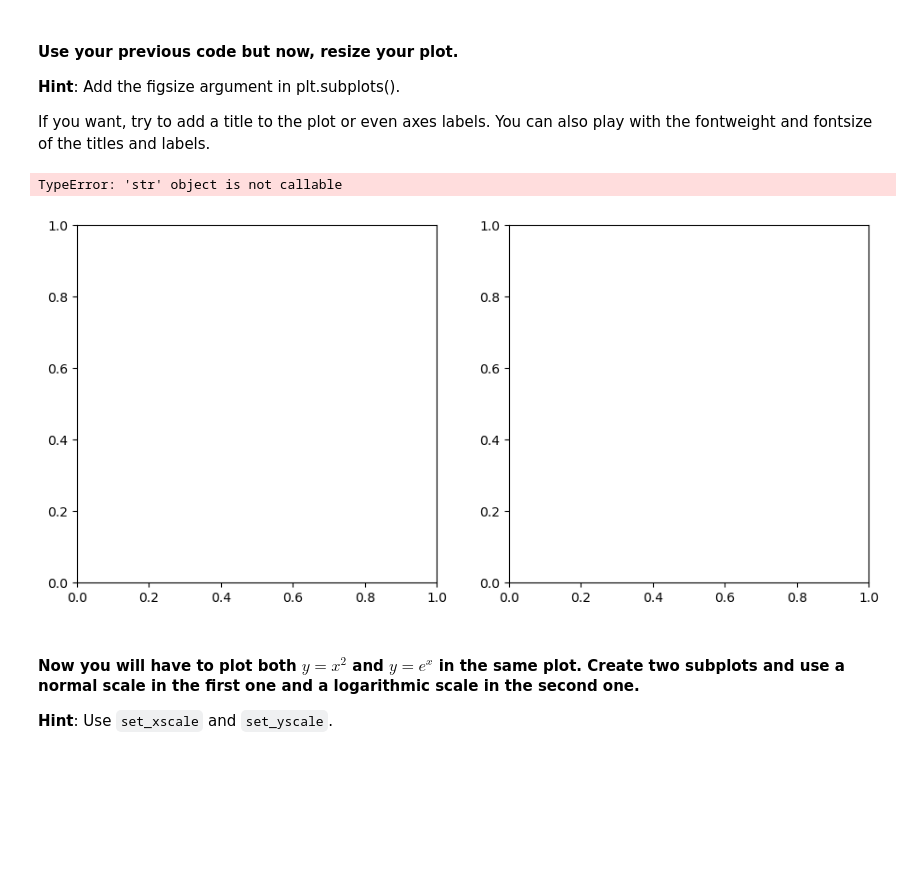
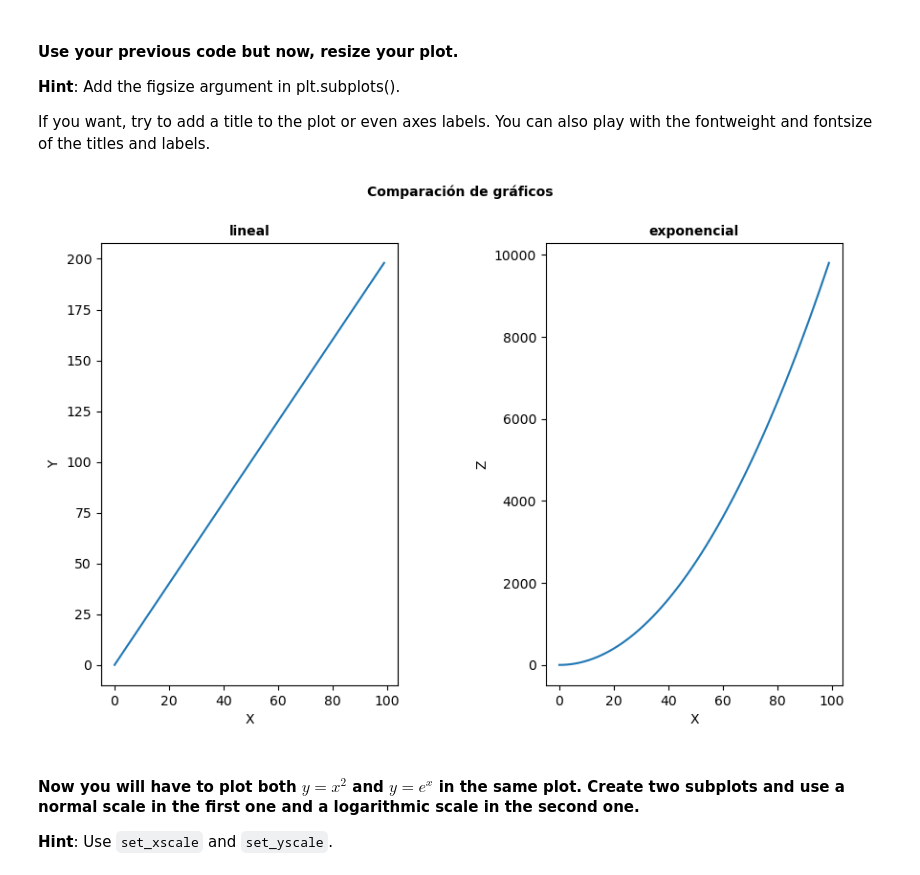
Before and after one commit to Paulcorreafl/dataptmad0924_labs, a Jupyter notebook: module-2/matplotlib-seaborn/your-code/main.ipynb, the cells around one changed output. Drawn from its saved outputs; the diff is of its cells as text; code cells hidden in the pictures; blank space fills up the shorter version.

```diff
--- a/module-2/matplotlib-seaborn/your-code/main.ipynb
+++ b/module-2/matplotlib-seaborn/your-code/main.ipynb
@@ -86,16 +86,30 @@ plt.show
 **Hint**: Add the figsize argument in plt.subplots().
 
 If you want, try to add a title to the plot or even axes labels. You can also play with the fontweight and fontsize of the titles and labels.
-# %%
-# your code here
-fug, axs = plt.subplots(nrows=1, ncols=2, figsize=(11,5))
-plt.title("my comparation xy and xz")
-axs[0].plot(x,y)
-axs[1].plot(x,z)
-plt.show
-# %% [output]
-TypeError: 'str' object is not callable
-[figure, removed]
+# %%
+# tamaño
+fig, axs = plt.subplots(nrows=1, ncols=2, figsize=(10, 6))
+
+# Título
+fig.suptitle("Comparación de gráficos", fontsize=10, fontweight='bold')
+
+axs[0].plot(x, y)
+axs[0].set_title('lineal', fontsize=10, fontweight='bold')
+axs[0].set_xlabel('X', fontsize=10)
+axs[0].set_ylabel('Y', fontsize=10)
+
+axs[1].plot(x, z)
+axs[1].set_title('exponencial', fontsize=10, fontweight='bold')
+axs[1].set_xlabel('X', fontsize=10)
+axs[1].set_ylabel('Z', fontsize=10)
+
+# Ajustar el diseño
+plt.subplots_adjust(wspace=0.5)
+
+# Mostrar los gráficos
+plt.show()
+# %% [output]
+[figure, added]
 # %% [markdown]
 #### Now you will have to plot both $y=x^2$ and $y=e^x$ in the same plot. Create two subplots and use a normal scale in the first one and a logarithmic scale in the second one.
 **Hint**: Use `set_xscale` and `set_yscale`.
```
Also changed, not shown: parts of 3 cells of this notebook.
